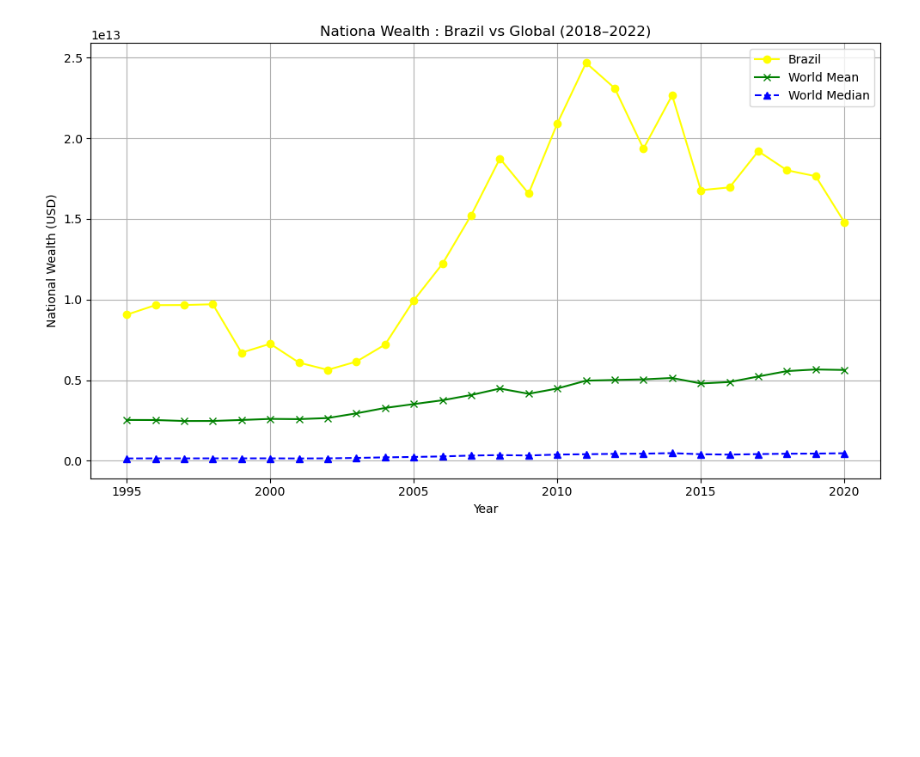
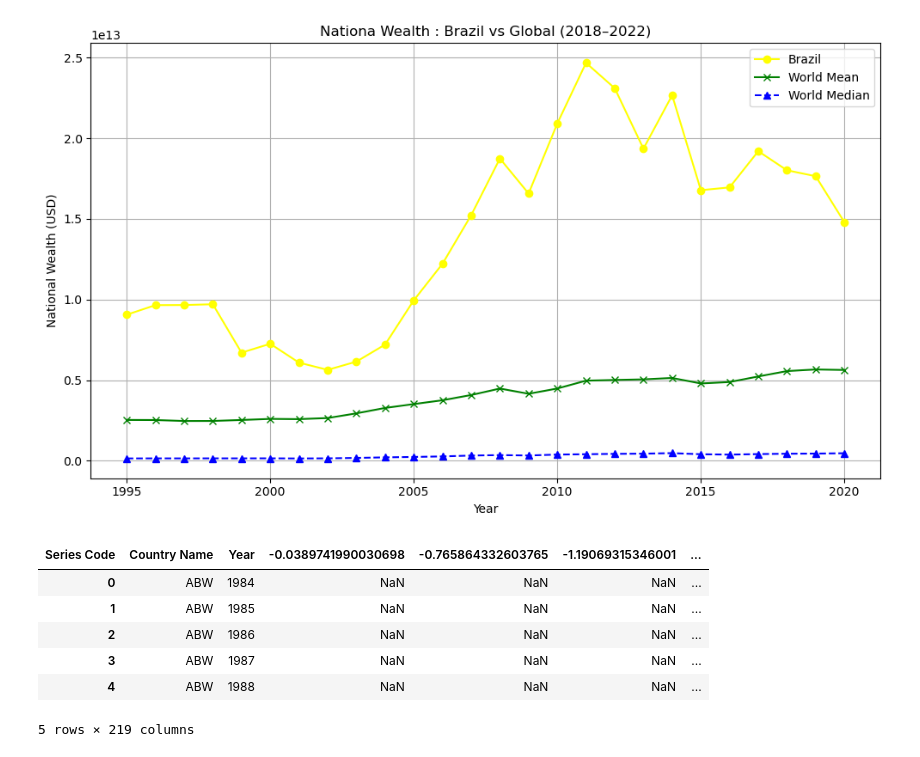
Before and after one commit to LucasDubss/Master-Dubois-Lucas, a Jupyter notebook: MasterCODE.ipynb, the cells around one changed output. Drawn from its saved outputs; the diff is of its cells as text; code cells hidden in the pictures; blank space fills up the shorter version.

```diff
--- a/MasterCODE.ipynb
+++ b/MasterCODE.ipynb
@@ -196,3 +196,54 @@ plt.tight_layout()
 plt.show()
 # %% [output]
 [figure]
+# %%
+years1 = list(range(1960, 2024))
+columns1 = ["Country Name", "Country Code", "Series Name", "Series Code"] + years1
+
+df_raw1 = pd.read_csv(
+    path + 'World_Bank2.csv',
+    sep=',',
+    names=columns1,
+    engine='python',
+    encoding='utf-8',
+    skiprows=0,
+    on_bad_lines='skip'
+)
+
+df_long1 = df_raw1.melt(
+    id_vars=["Country Name", "Country Code", "Series Name", "Series Code"],
+    var_name="Year",
+    value_name="Value"
+)
+
+df_long1["Year"] = df_long1["Year"].astype(int)
+df_long1["Value"] = pd.to_numeric(df_long1["Value"], errors="coerce")
+
+df_pivot1 = df_long1.pivot_table(
+    index=["Country Name", "Year"],
+    columns="Series Code",
+    values="Value"
+).reset_index()
+
+df_pivot1 = df_pivot1.rename(columns={
+    "NY.GDP.PCAP.CD": "gdp_per_cap",
+    "HD.HCI.OVRL": "human_capital_index",
+    "FP.CPI.TOTL.ZG": "inflation",
+    "FR.INR.LNDP": "interest_rate_pct_rev",
+    "GC.XPN.INTP.RV.ZS": "interest_rate_spread",
+    "SE.SEC.CUAT.LO.MA.ZS": "educational_attainment",
+    "SL.UEM.TOTL.NE.ZS": "unemployment"
+})
+
+df_pivot1 = df_pivot1.sort_values(["Country Name", "Year"]).reset_index(drop=True)
+df_pivot1 = df_pivot1.round(2)
+
+df_pivot1.head()
+# %% [output]
+| Series Code | Country Name | Year | -0.0389741990030698 | -0.765864332603765 | -1.19069315346001 | ... |
+| 0 | ABW | 1984 | NaN | NaN | NaN | ... |
+| 1 | ABW | 1985 | NaN | NaN | NaN | ... |
+| 2 | ABW | 1986 | NaN | NaN | NaN | ... |
+| 3 | ABW | 1987 | NaN | NaN | NaN | ... |
+| 4 | ABW | 1988 | NaN | NaN | NaN | ... |
+5 rows × 219 columns
```
Also changed, not shown: parts of 2 cells of this notebook, 2 other files.
